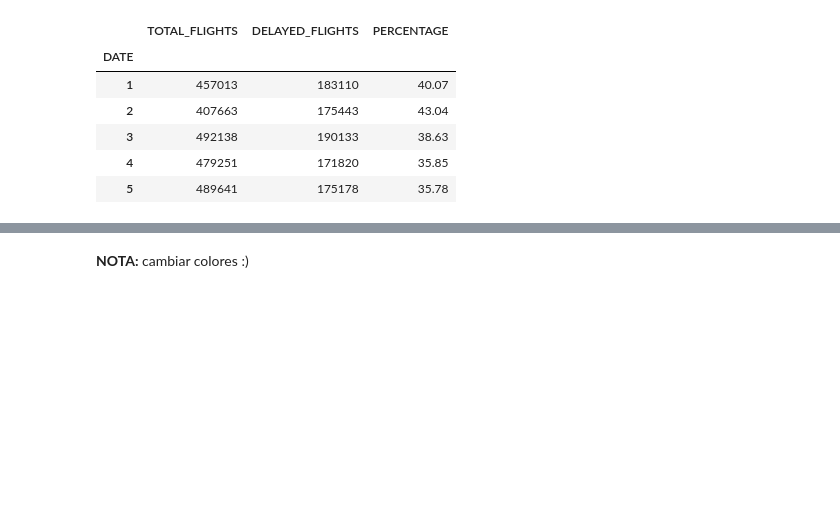
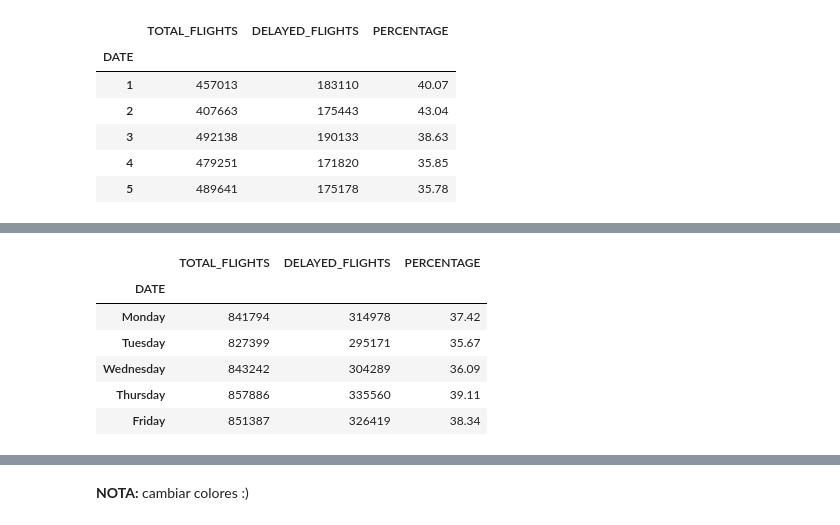
Before and after one commit to inesgfortis/Aircraft_Delays_Analysis, a Jupyter notebook: AnálisisMultas.ipynb, the cells around one changed output, grey strips where cells are left out. Cells and saved outputs as stored; diff of their text form; code cells hidden in the pictures; blank space fills up the shorter version.

```diff
--- a/AnálisisMultas.ipynb
+++ b/AnálisisMultas.ipynb
@@ -135,0 +152,4 @@ fig.show()
+# %%
+dh = pd.DataFrame(df.groupby(df['DATE'].dt.day_name())["FLIGHT_NUMBER"].count())
+dh = dh.rename(columns={"FLIGHT_NUMBER":"TOTAL_FLIGHTS"})
+dh.head()
@@ -135,0 +164,13 @@ fig.show()
+# %%
+dh["DELAYED_FLIGHTS"] =  df[df["ARRIVAL_DELAY"]>0].groupby(df['DATE'].dt.day_name())["FLIGHT_NUMBER"].count()
+dh["PERCENTAGE"] = np.round(dh['DELAYED_FLIGHTS']/dh['TOTAL_FLIGHTS']*100,2)
+dh = dh.reindex(index = ['Monday','Tuesday','Wednesday','Thursday','Friday','Saturday','Sunday'])
+dh.head()
+# %% [output]
+|  | TOTAL_FLIGHTS | DELAYED_FLIGHTS | PERCENTAGE |
+| DATE |  |  |  |
+| Monday | 841794 | 314978 | 37.42 |
+| Tuesday | 827399 | 295171 | 35.67 |
+| Wednesday | 843242 | 304289 | 36.09 |
+| Thursday | 857886 | 335560 | 39.11 |
+| Friday | 851387 | 326419 | 38.34 |
```
Also changed, not shown: parts of 11 cells of this notebook.
